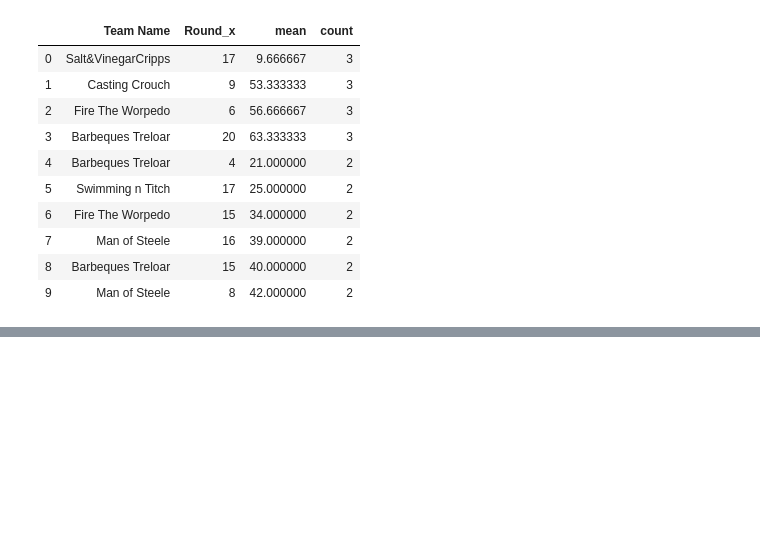
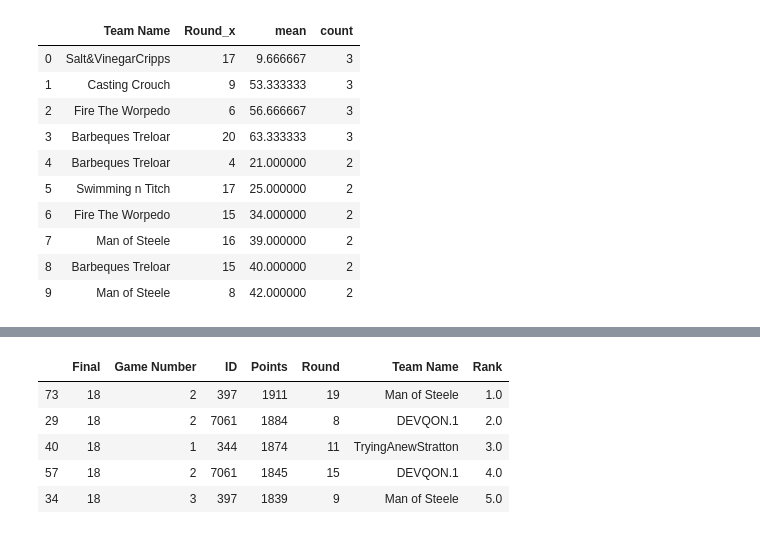
Before and after one commit to mark-richards/sc_scraper, a Jupyter notebook: 2019 Summary.ipynb, the cells around one changed output, grey strips where cells are left out. Drawn from its saved outputs; the diff is of its cells as text; code cells hidden in the pictures; blank space fills up the shorter version.

```diff
--- a/2019 Summary.ipynb
+++ b/2019 Summary.ipynb
@@ -648,0 +617,12 @@ df_fixture
+# %%
+# Top 5 Scores for the year
+df_fixture_combined['Rank'] = df_fixture_combined['Points'].rank(ascending=False)
+df_fixture_combined.sort_values('Rank').head(5)
+# df_fixture_combined.to_csv(r'outputs/fixture_combined_rank.csv')
+# %% [output]
+|  | Final | Game Number | ID | Points | Round | Team Name | Rank |
+| 73 | 18 | 2 | 397 | 1911 | 19 | Man of Steele | 1.0 |
+| 29 | 18 | 2 | 7061 | 1884 | 8 | DEVQON.1 | 2.0 |
+| 40 | 18 | 1 | 344 | 1874 | 11 | TryingAnewStratton | 3.0 |
+| 57 | 18 | 2 | 7061 | 1845 | 15 | DEVQON.1 | 4.0 |
+| 34 | 18 | 3 | 397 | 1839 | 9 | Man of Steele | 5.0 |
```
Also changed, not shown: parts of 5 cells of this notebook, 2 other files.
